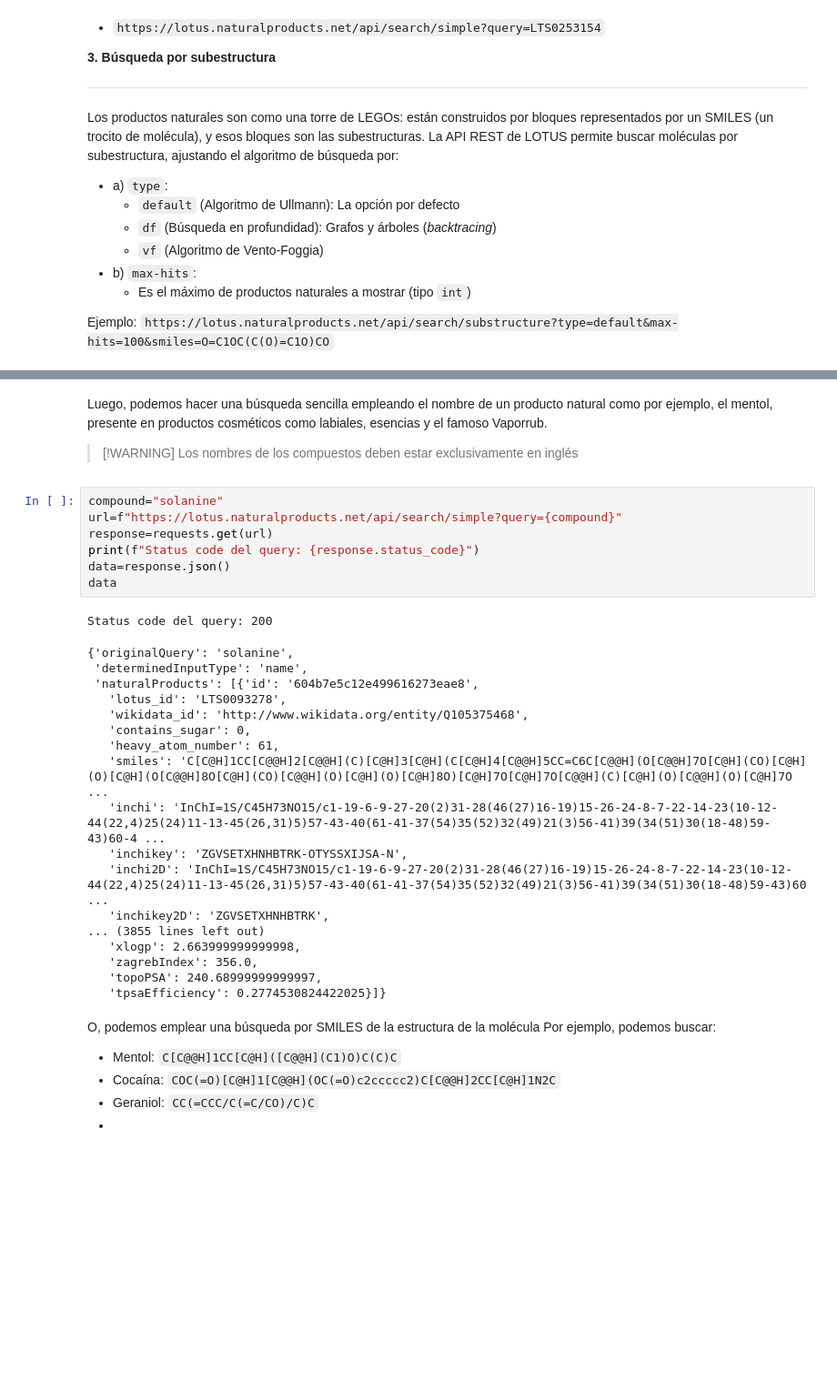
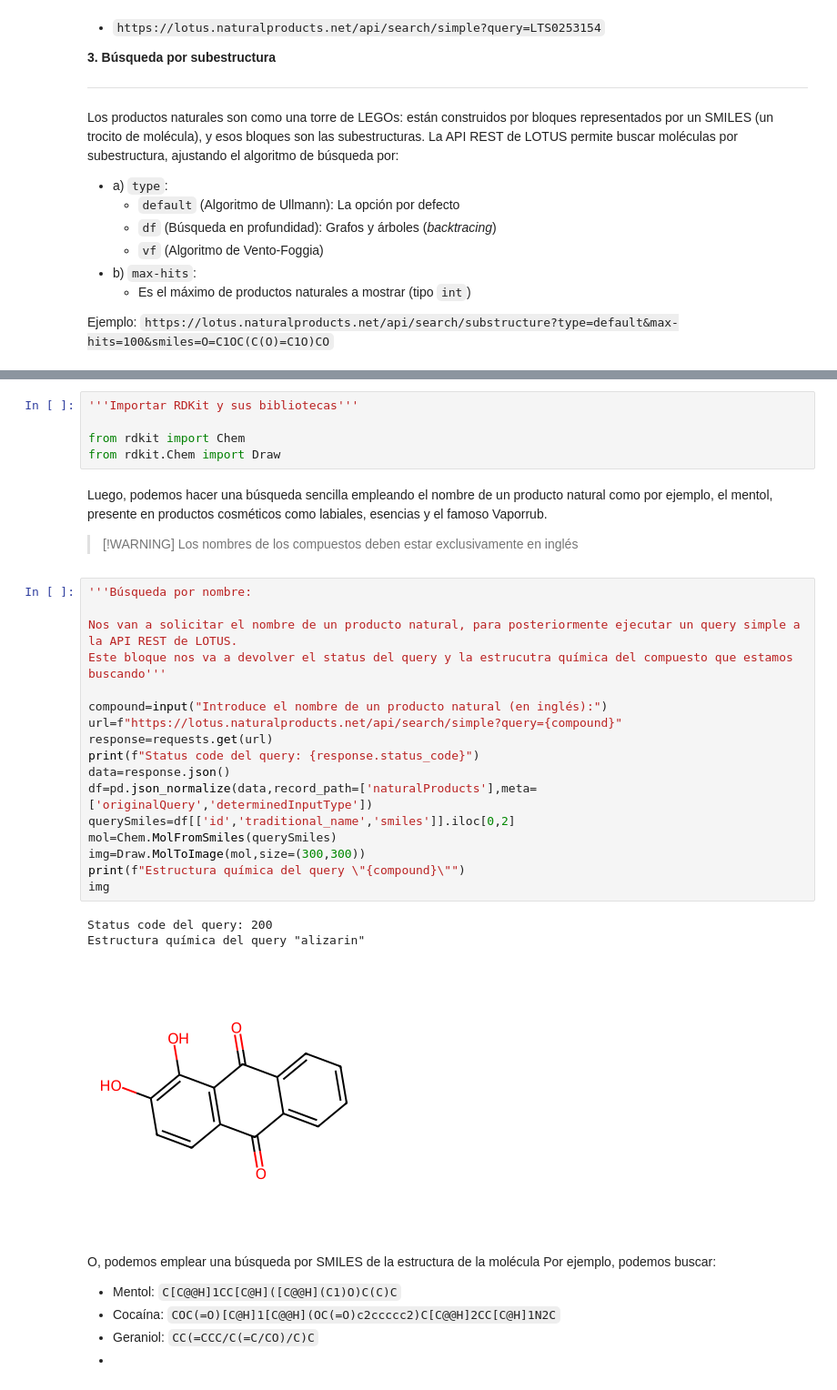
Before and after one commit to FlorMariaBriceno/TecnolochicasPRO_Project, a Jupyter notebook: Proyecto_Tecnolochicas.ipynb, the cells around one changed output, grey strips where cells are left out. Shown at 91% size. Drawn from its saved outputs; the diff is of its cells as text; blank space fills up the shorter version.

```diff
--- a/Proyecto_Tecnolochicas.ipynb
+++ b/Proyecto_Tecnolochicas.ipynb
@@ -69,34 +62,34 @@ Successfully installed py3Dmol-2.5.5 rdkit-2026.9.2
+# %%
+'''Importar RDKit y sus bibliotecas'''
+
+from rdkit import Chem
+from rdkit.Chem import Draw
 # %% [markdown]
 Luego, podemos hacer una búsqueda sencilla empleando el nombre de un producto natural como por ejemplo, el mentol, presente en productos cosméticos como labiales, esencias y el famoso Vaporrub.
 
 > [!WARNING]
 > Los nombres de los compuestos deben estar exclusivamente en inglés
 # %%
-compound="solanine"
+'''Búsqueda por nombre:
+
+Nos van a solicitar el nombre de un producto natural, para posteriormente ejecutar un query simple a la API REST de LOTUS.
+Este bloque nos va a devolver el status del query y la estrucutra química del compuesto que estamos buscando'''
+
+compound=input("Introduce el nombre de un producto natural (en inglés):")
 url=f"https://lotus.naturalproducts.net/api/search/simple?query={compound}"
 response=requests.get(url)
 print(f"Status code del query: {response.status_code}")
 data=response.json()
-data
+df=pd.json_normalize(data,record_path=['naturalProducts'],meta=['originalQuery','determinedInputType'])
+querySmiles=df[['id','traditional_name','smiles']].iloc[0,2]
+mol=Chem.MolFromSmiles(querySmiles)
+img=Draw.MolToImage(mol,size=(300,300))
+print(f"Estructura química del query \"{compound}\"")
+img
 # %% [output]
 Status code del query: 200
+Estructura química del query "alizarin"
-{'originalQuery': 'solanine',
- 'determinedInputType': 'name',
- 'naturalProducts': [{'id': '604b7e5c12e499616273eae8',
-   'lotus_id': 'LTS0093278',
-   'wikidata_id': 'http://www.wikidata.org/entity/Q105375468',
-   'contains_sugar': 0,
-   'heavy_atom_number': 61,
-   'smiles': 'C[C@H]1CC[C@@H]2[C@@H](C)[C@H]3[C@H](C[C@H]4[C@@H]5CC=C6C[C@@H](O[C@@H]7O[C@H](CO)[C@H](O)[C@H](O[C@@H]8O[C@H](CO)[C@@H](O)[C@H](O)[C@H]8O)[C@H]7O[C@H]7O[C@@H](C)[C@H](O)[C@@H](O)[C@H]7O ...
-   'inchi': 'InChI=1S/C45H73NO15/c1-19-6-9-27-20(2)31-28(46(27)16-19)15-26-24-8-7-22-14-23(10-12-44(22,4)25(24)11-13-45(26,31)5)57-43-40(61-41-37(54)35(52)32(49)21(3)56-41)39(34(51)30(18-48)59-43)60-4 ...
-   'inchikey': 'ZGVSETXHNHBTRK-OTYSSXIJSA-N',
-   'inchi2D': 'InChI=1S/C45H73NO15/c1-19-6-9-27-20(2)31-28(46(27)16-19)15-26-24-8-7-22-14-23(10-12-44(22,4)25(24)11-13-45(26,31)5)57-43-40(61-41-37(54)35(52)32(49)21(3)56-41)39(34(51)30(18-48)59-43)60 ...
-   'inchikey2D': 'ZGVSETXHNHBTRK',
-... (3855 lines left out)
-   'xlogp': 2.663999999999998,
-   'zagrebIndex': 356.0,
-   'topoPSA': 240.68999999999997,
-   'tpsaEfficiency': 0.2774530824422025}]}
+[figure, added]
 # %% [markdown]
 O, podemos emplear una búsqueda por SMILES de la estructura de la molécula
 Por ejemplo, podemos buscar:
```
Also changed, not shown: parts of 6 cells of this notebook.
